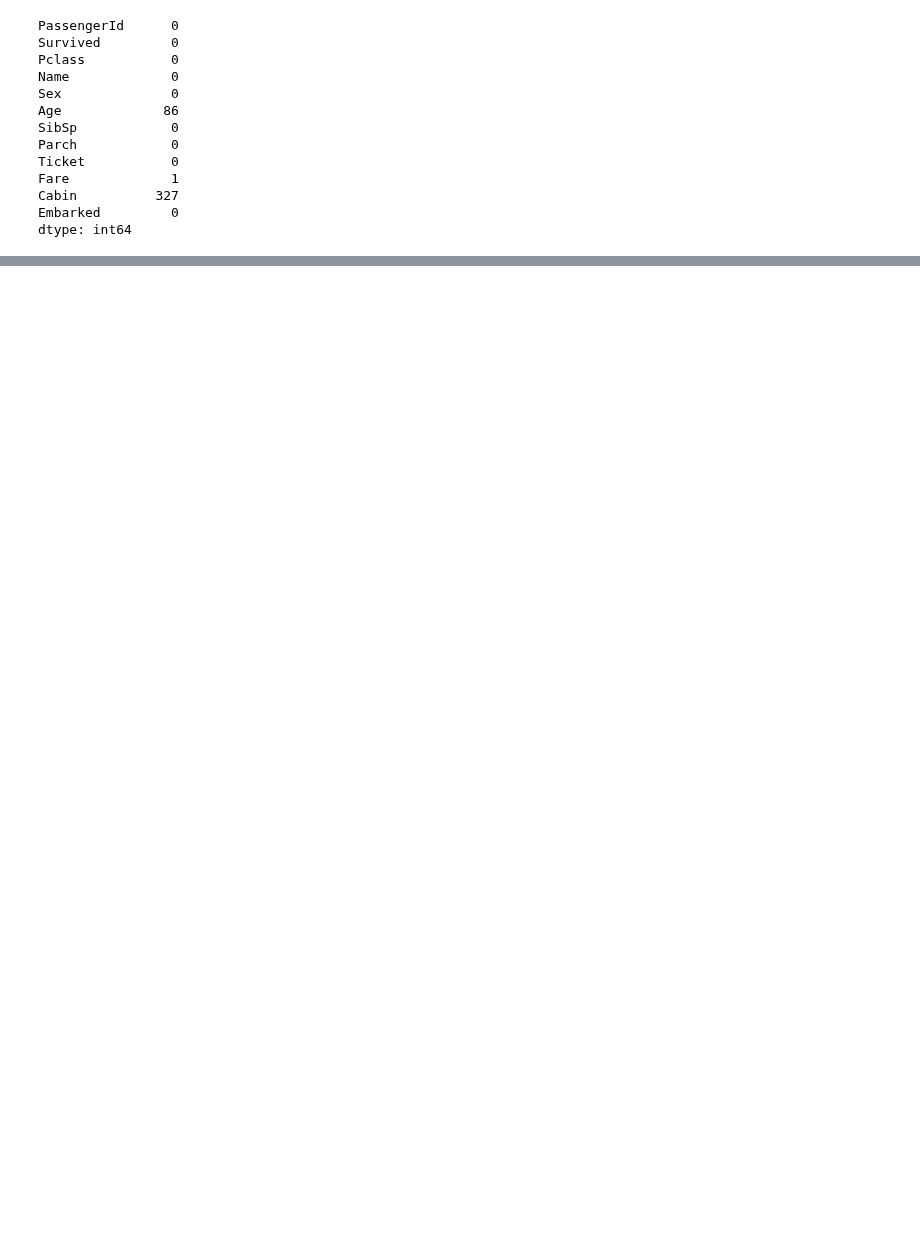
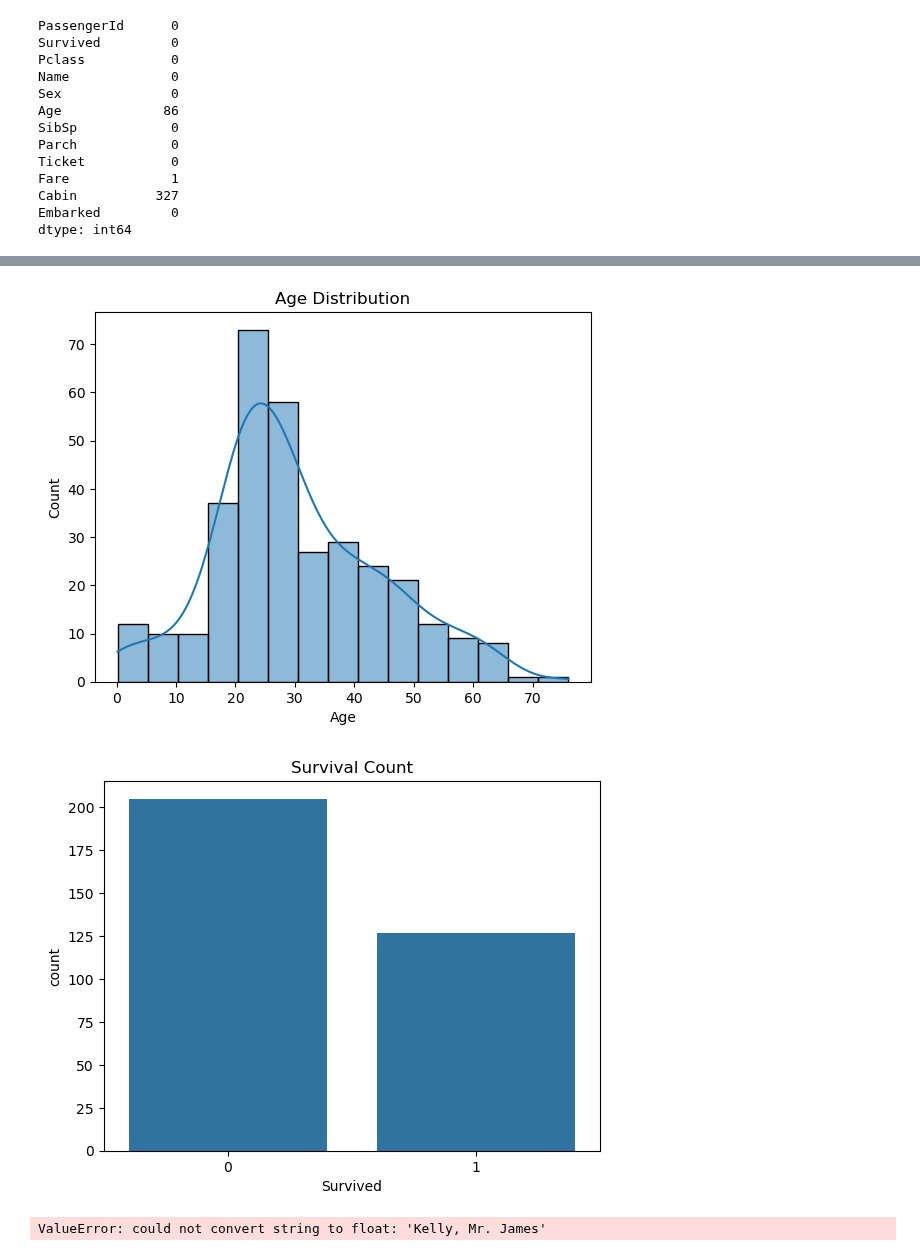
Before and after one commit to KeneanDita/Exploratory-Data-Analysis-EDA-, a Jupyter notebook: titanic_eda.ipynb, the cells around one changed output, grey strips where cells are left out. Drawn from its saved outputs; the diff is of its cells as text; code cells hidden in the pictures; blank space fills up the shorter version.

Commit message:
Data Visualization

```diff
--- a/titanic_eda.ipynb
+++ b/titanic_eda.ipynb
@@ -42,0 +37,2 @@ dtype: int64
+# %%
+data['Fare'] = data['Fare'].fillna(3.445)
@@ -42,0 +55,3 @@ dtype: int64
+# %%
+data = data.dropna(subset=['Age', 'Cabin'], how='all')
+#Removes empty values where age and cabin are empty
@@ -42,0 +74,2 @@ dtype: int64
+# %%
+data = data.dropna(subset=['Age'])  # Removes rows where 'Age' is NaN
@@ -42,0 +104,17 @@ dtype: int64
+# %%
+# Distribution of Age
+sns.histplot(data['Age'], kde=True)
+plt.title("Age Distribution")
+plt.show()
+# Survival count
+sns.countplot(x='Survived', data=data)
+plt.title("Survival Count")
+plt.show()
+# Correlation heatmap
+sns.heatmap(data.corr(), annot=True)
+plt.title("Correlation Heatmap")
+plt.show()
+# %% [output]
+[figure, added]
+[figure, added]
+ValueError: could not convert string to float: 'Kelly, Mr. James'
```
Also changed, not shown: parts of 6 cells of this notebook.
